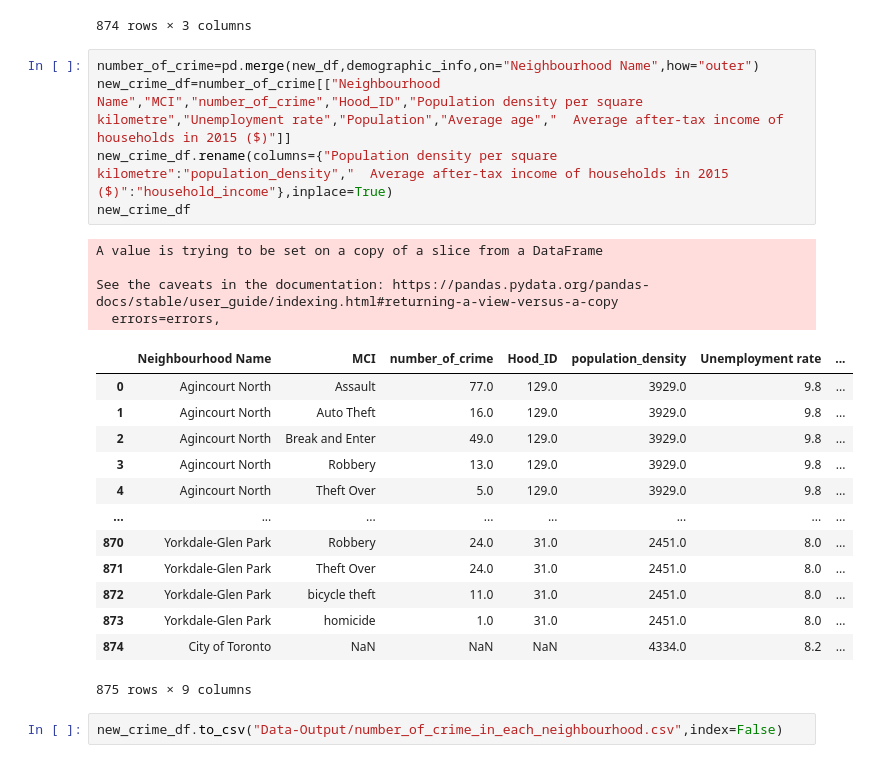
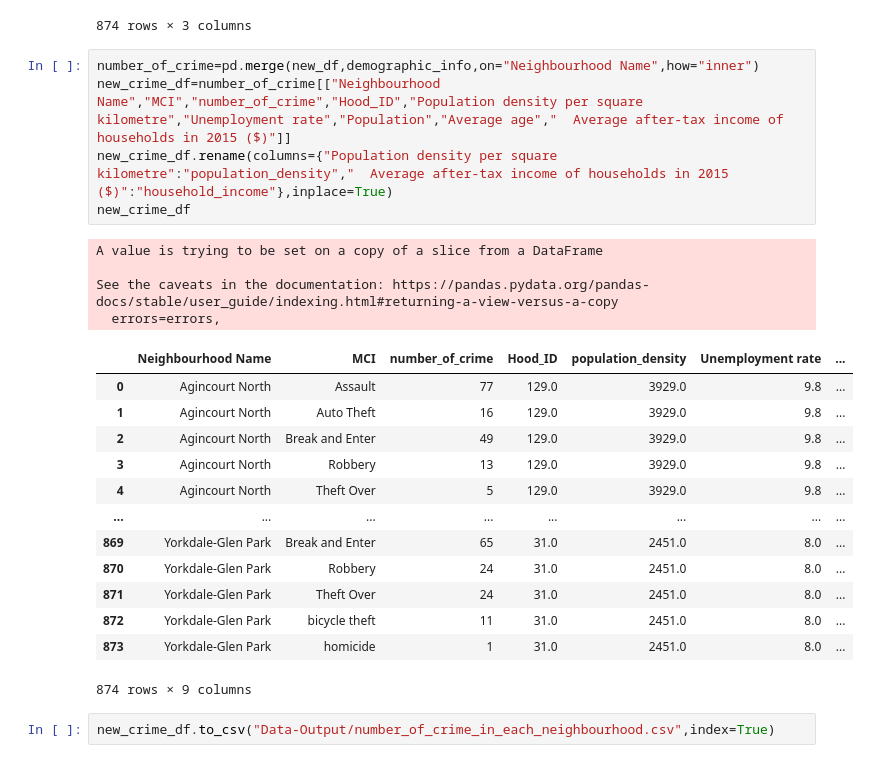
Before and after one commit to neha-nayeem/Project-2, a Jupyter notebook: Data Cleaning.ipynb, the cells around one changed output. Cells and saved outputs as stored; diff of their text form.

Commit message:
clean data update

```diff
--- a/Data Cleaning.ipynb
+++ b/Data Cleaning.ipynb
@@ -259,27 +259,27 @@ new_df
 | 873 | Yorkdale-Glen Park | homicide | 1 |
 874 rows × 3 columns
 # %%
-number_of_crime=pd.merge(new_df,demographic_info,on="Neighbourhood Name",how="outer")
+number_of_crime=pd.merge(new_df,demographic_info,on="Neighbourhood Name",how="inner")
 new_crime_df=number_of_crime[["Neighbourhood Name","MCI","number_of_crime","Hood_ID","Population density per square kilometre","Unemployment rate","Population","Average age","  Average after-tax income of households in 2015 ($)"]]
 new_crime_df.rename(columns={"Population density per square kilometre":"population_density","  Average after-tax income of households in 2015 ($)":"household_income"},inplace=True)
 new_crime_df
 # %% [output]
 A value is trying to be set on a copy of a slice from a DataFrame
 
 See the caveats in the documentation: https://pandas.pydata.org/pandas-docs/stable/user_guide/indexing.html#returning-a-view-versus-a-copy
   errors=errors,
 |  | Neighbourhood Name | MCI | number_of_crime | Hood_ID | population_density | Unemployment rate | ... |
-| 0 | Agincourt North | Assault | 77.0 | 129.0 | 3929.0 | 9.8 | ... |
-| 1 | Agincourt North | Auto Theft | 16.0 | 129.0 | 3929.0 | 9.8 | ... |
-| 2 | Agincourt North | Break and Enter | 49.0 | 129.0 | 3929.0 | 9.8 | ... |
-| 3 | Agincourt North | Robbery | 13.0 | 129.0 | 3929.0 | 9.8 | ... |
-| 4 | Agincourt North | Theft Over | 5.0 | 129.0 | 3929.0 | 9.8 | ... |
+| 0 | Agincourt North | Assault | 77 | 129.0 | 3929.0 | 9.8 | ... |
+| 1 | Agincourt North | Auto Theft | 16 | 129.0 | 3929.0 | 9.8 | ... |
+| 2 | Agincourt North | Break and Enter | 49 | 129.0 | 3929.0 | 9.8 | ... |
+| 3 | Agincourt North | Robbery | 13 | 129.0 | 3929.0 | 9.8 | ... |
+| 4 | Agincourt North | Theft Over | 5 | 129.0 | 3929.0 | 9.8 | ... |
 | ... | ... | ... | ... | ... | ... | ... | ... |
-| 870 | Yorkdale-Glen Park | Robbery | 24.0 | 31.0 | 2451.0 | 8.0 | ... |
-| 871 | Yorkdale-Glen Park | Theft Over | 24.0 | 31.0 | 2451.0 | 8.0 | ... |
-| 872 | Yorkdale-Glen Park | bicycle theft | 11.0 | 31.0 | 2451.0 | 8.0 | ... |
-| 873 | Yorkdale-Glen Park | homicide | 1.0 | 31.0 | 2451.0 | 8.0 | ... |
-| 874 | City of Toronto | NaN | NaN | NaN | 4334.0 | 8.2 | ... |
+| 869 | Yorkdale-Glen Park | Break and Enter | 65 | 31.0 | 2451.0 | 8.0 | ... |
+| 870 | Yorkdale-Glen Park | Robbery | 24 | 31.0 | 2451.0 | 8.0 | ... |
+| 871 | Yorkdale-Glen Park | Theft Over | 24 | 31.0 | 2451.0 | 8.0 | ... |
+| 872 | Yorkdale-Glen Park | bicycle theft | 11 | 31.0 | 2451.0 | 8.0 | ... |
+| 873 | Yorkdale-Glen Park | homicide | 1 | 31.0 | 2451.0 | 8.0 | ... |
-875 rows × 9 columns
+874 rows × 9 columns
 # %%
-new_crime_df.to_csv("Data-Output/number_of_crime_in_each_neighbourhood.csv",index=False)
+new_crime_df.to_csv("Data-Output/number_of_crime_in_each_neighbourhood.csv",index=True)
```
Also changed, not shown: 3 other files.
